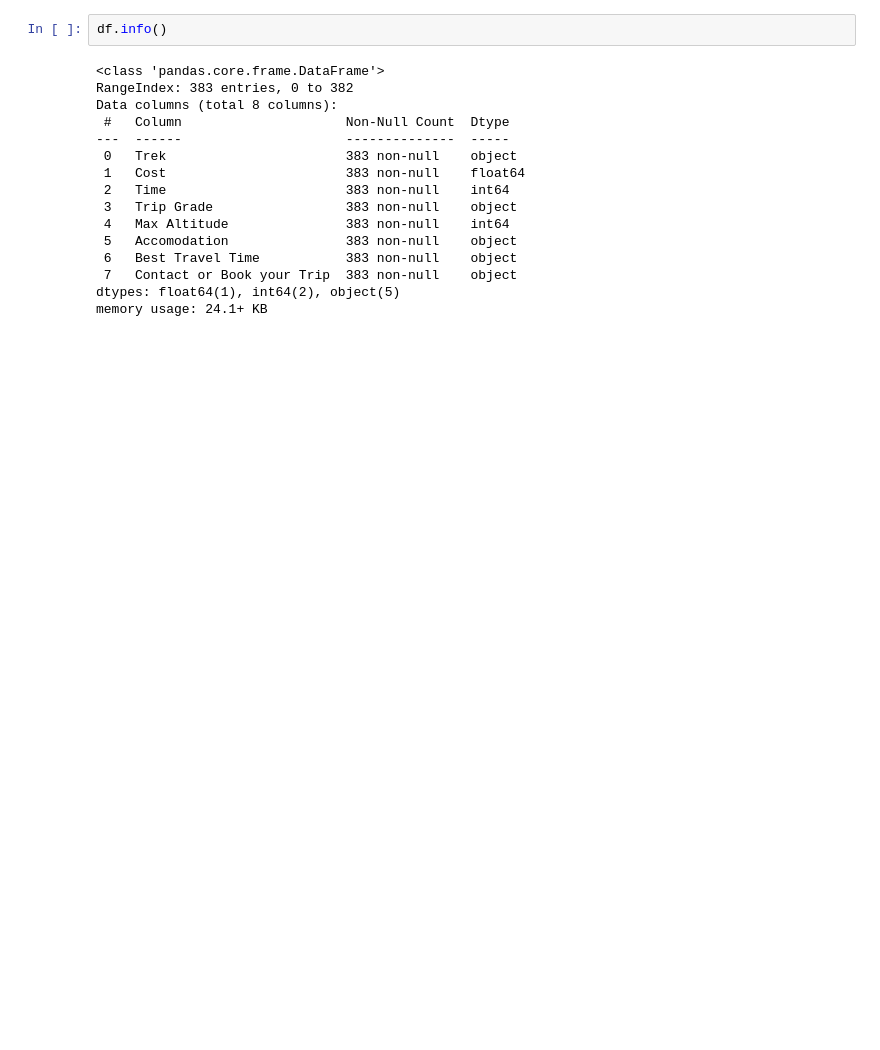
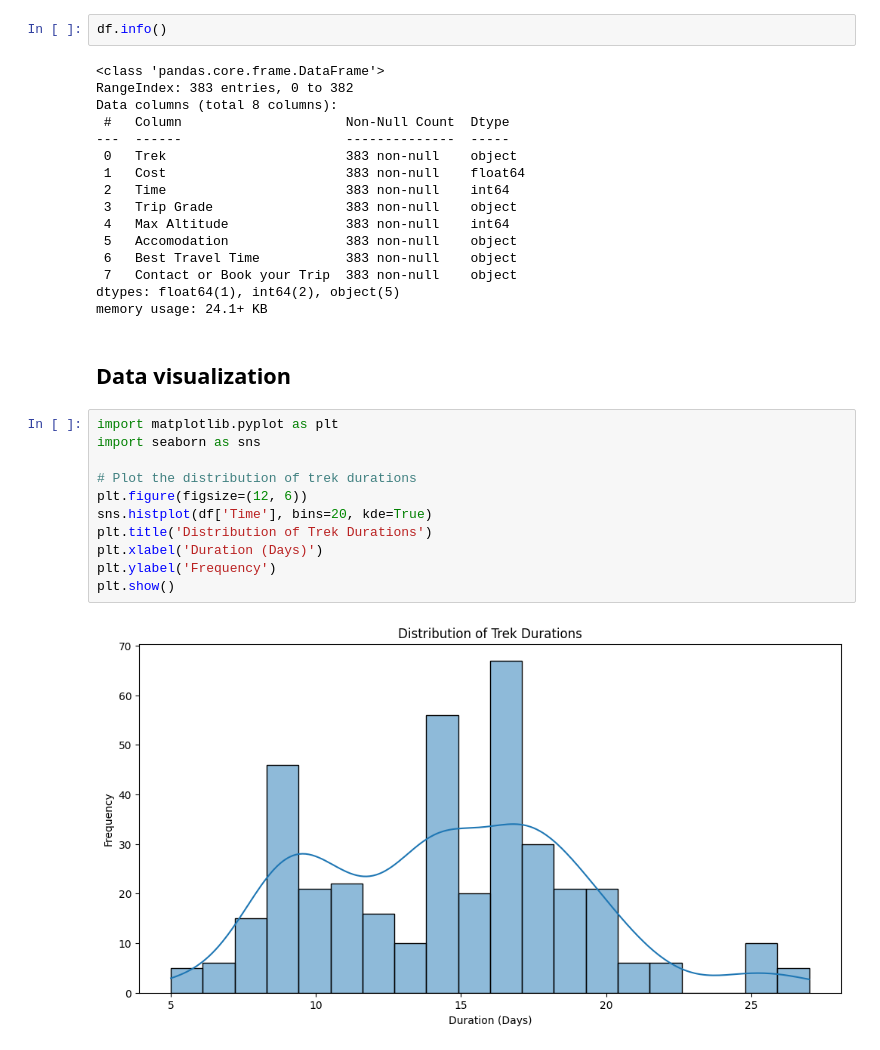
Before and after one commit to yugratna19/TrekNepal, a Jupyter notebook: main.ipynb, the cells around one changed output. Drawn from its saved outputs; the diff is of its cells as text; blank space fills up the shorter version.

Commit message:
Data visualization

```diff
--- a/main.ipynb
+++ b/main.ipynb
@@ -163,3 +163,18 @@ Data columns (total 8 columns):
  7   Contact or Book your Trip  383 non-null    object
 dtypes: float64(1), int64(2), object(5)
 memory usage: 24.1+ KB
+# %% [markdown]
+## **Data visualization**
+# %%
+import matplotlib.pyplot as plt
+import seaborn as sns
+
+# Plot the distribution of trek durations
+plt.figure(figsize=(12, 6))
+sns.histplot(df['Time'], bins=20, kde=True)
+plt.title('Distribution of Trek Durations')
+plt.xlabel('Duration (Days)')
+plt.ylabel('Frequency')
+plt.show()
+# %% [output]
+[figure, added]
```
Also changed, not shown: parts of 5 cells of this notebook.
